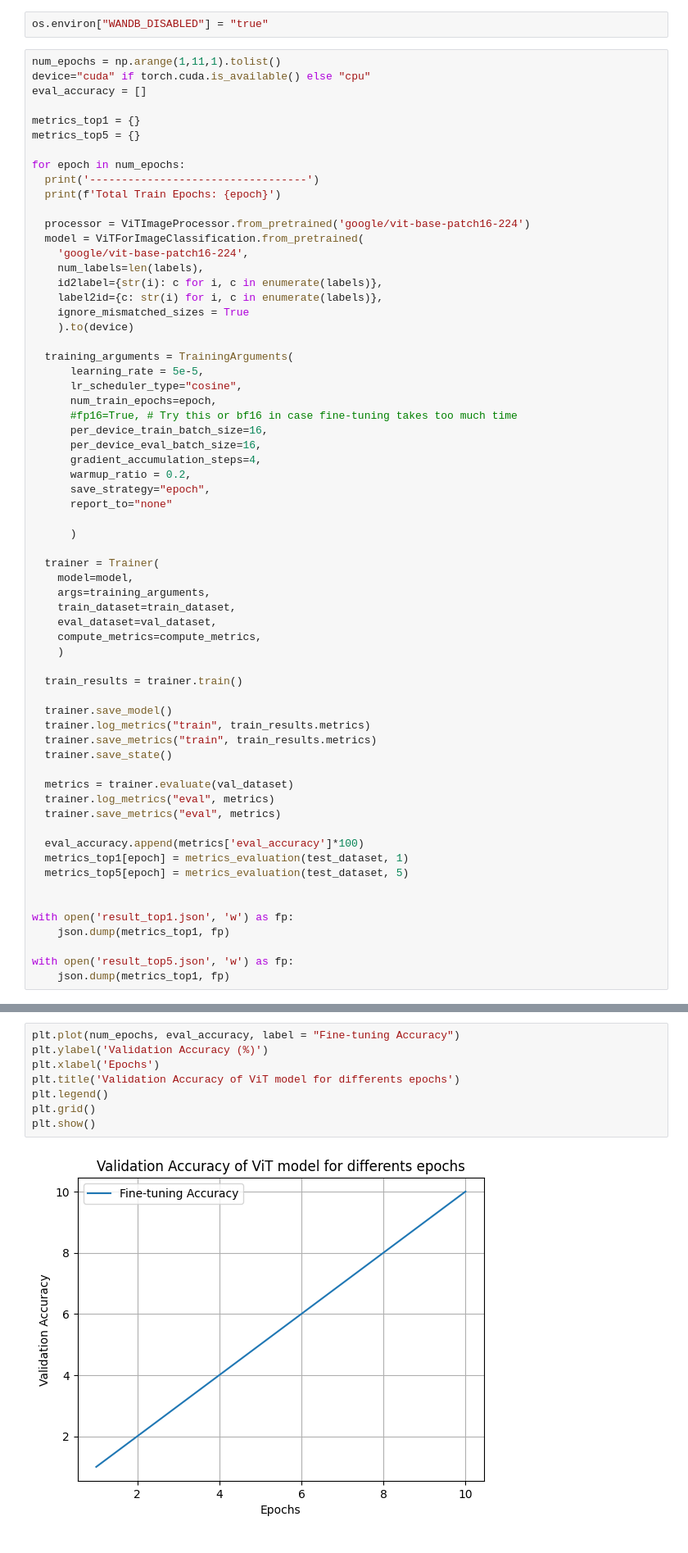
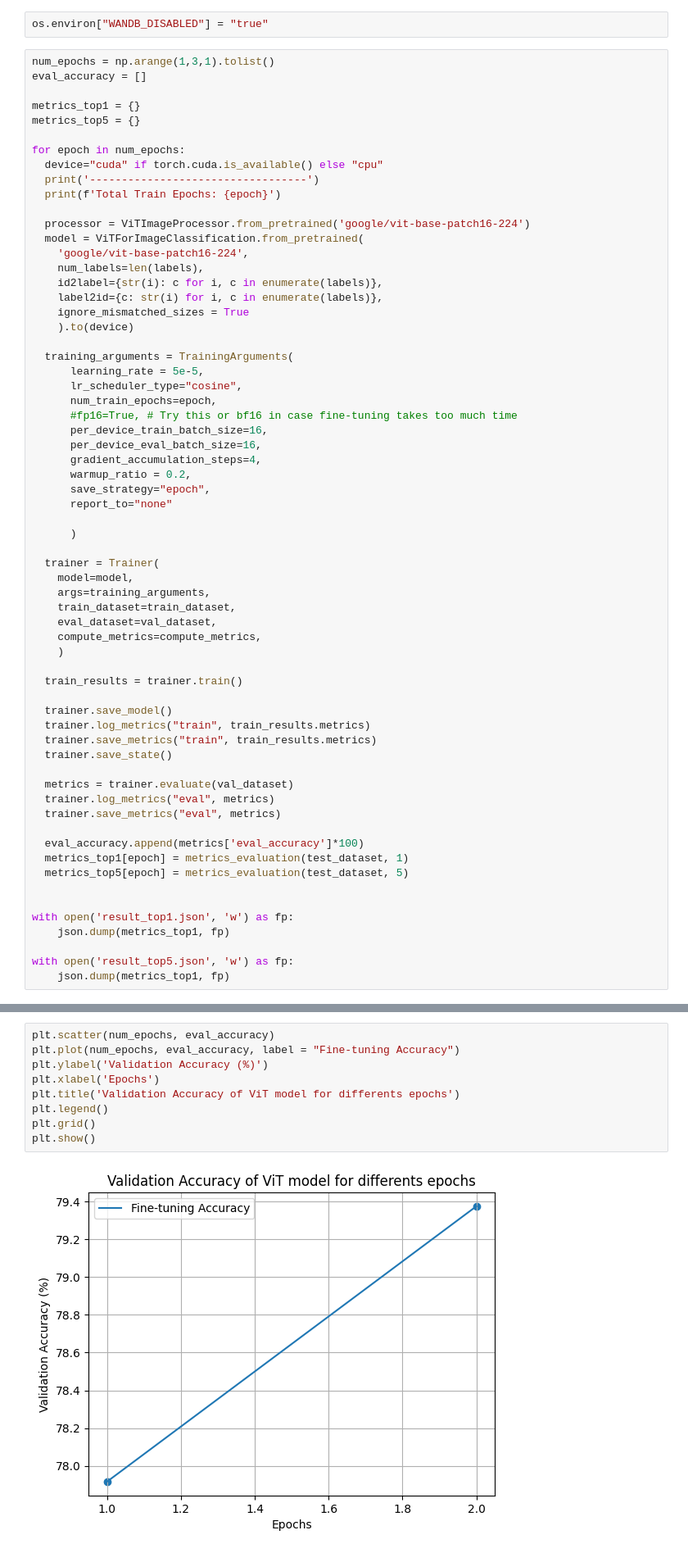
Before and after one commit to LucasColas/CNN-vs-ViT, a Jupyter notebook: ViT.ipynb, the cells around one changed output, grey strips where cells are left out. Shown: that part at 82% size. Drawn from its saved outputs; the diff is of its cells as text.

Commit message:
testing on two iterations epochs

```diff
--- a/ViT.ipynb
+++ b/ViT.ipynb
@@ -492,14 +492,14 @@ def metrics_evaluation(test_dataset, k):
 # %%
 os.environ["WANDB_DISABLED"] = "true"
 # %%
-num_epochs = np.arange(1,11,1).tolist()
-device="cuda" if torch.cuda.is_available() else "cpu"
+num_epochs = np.arange(1,3,1).tolist()
 eval_accuracy = []
 
 metrics_top1 = {}
 metrics_top5 = {}
 
 for epoch in num_epochs:
+  device="cuda" if torch.cuda.is_available() else "cpu"
   print('----------------------------------')
   print(f'Total Train Epochs: {epoch}')
 
@@ -574,10 +628,11 @@ KeyboardInterrupt:
 # %%
+plt.scatter(num_epochs, eval_accuracy)
 plt.plot(num_epochs, eval_accuracy, label = "Fine-tuning Accuracy")
 plt.ylabel('Validation Accuracy (%)')
 plt.xlabel('Epochs')
 plt.title('Validation Accuracy of ViT model for differents epochs')
 plt.legend()
 plt.grid()
 plt.show()
 # %% [output]
-[figure, old version]
+[figure, new version]
```
Also changed, not shown: parts of 1 cell of this notebook.
